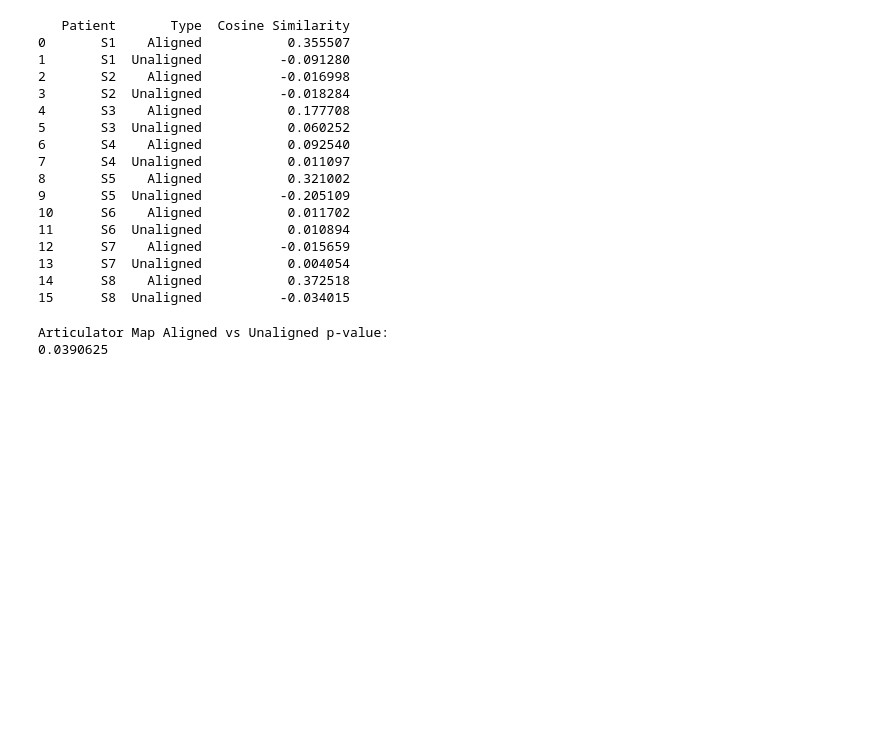
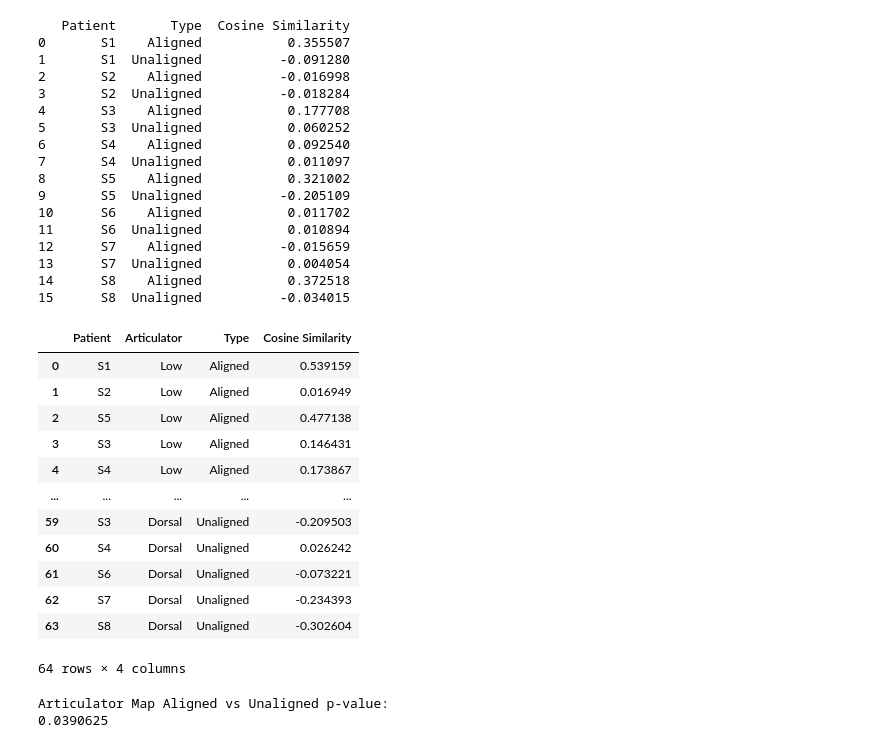
Before and after one commit to coganlab/cross_patient_speech_decoding, a Jupyter notebook: aligned_decoding/figures/fig_3_v3.ipynb, the cells around one changed output. Saved outputs shown, nothing was run; the diff lists cells and outputs as text; code cells hidden in the pictures; blank space fills up the shorter version.

```diff
--- a/aligned_decoding/figures/fig_3_v3.ipynb
+++ b/aligned_decoding/figures/fig_3_v3.ipynb
@@ -996,6 +996,24 @@ print(fig_df)
 13      S7  Unaligned           0.004054
 14      S8    Aligned           0.372518
 15      S8  Unaligned          -0.034015
+# %%
+# loading in saved data to not run analyses again
+artic_sim_full_df = pd.read_csv(r"C:\Users\zms14\Box\CoganLab\IndividualMeetings\Zac\manuscripts\cross_patient_speech_decoding\figures\fig_3\allPt_artic_recon.csv")
+artic_sim_full_df
+# %% [output]
+|  | Patient | Articulator | Type | Cosine Similarity |
+| 0 | S1 | Low | Aligned | 0.539159 |
+| 1 | S2 | Low | Aligned | 0.016949 |
+| 2 | S5 | Low | Aligned | 0.477138 |
+| 3 | S3 | Low | Aligned | 0.146431 |
+| 4 | S4 | Low | Aligned | 0.173867 |
+| ... | ... | ... | ... | ... |
+| 59 | S3 | Dorsal | Unaligned | -0.209503 |
+| 60 | S4 | Dorsal | Unaligned | 0.026242 |
+| 61 | S6 | Dorsal | Unaligned | -0.073221 |
+| 62 | S7 | Dorsal | Unaligned | -0.234393 |
+| 63 | S8 | Dorsal | Unaligned | -0.302604 |
+64 rows × 4 columns
 # %%
 fig_df = artic_sim_full_df.groupby(['Patient', 'Type']).agg({'Cosine Similarity': ['mean']}).reset_index()
 fig_df.columns = ['Patient', 'Type', 'Cosine Similarity']
```
Also changed, not shown: parts of 3 cells of this notebook.
